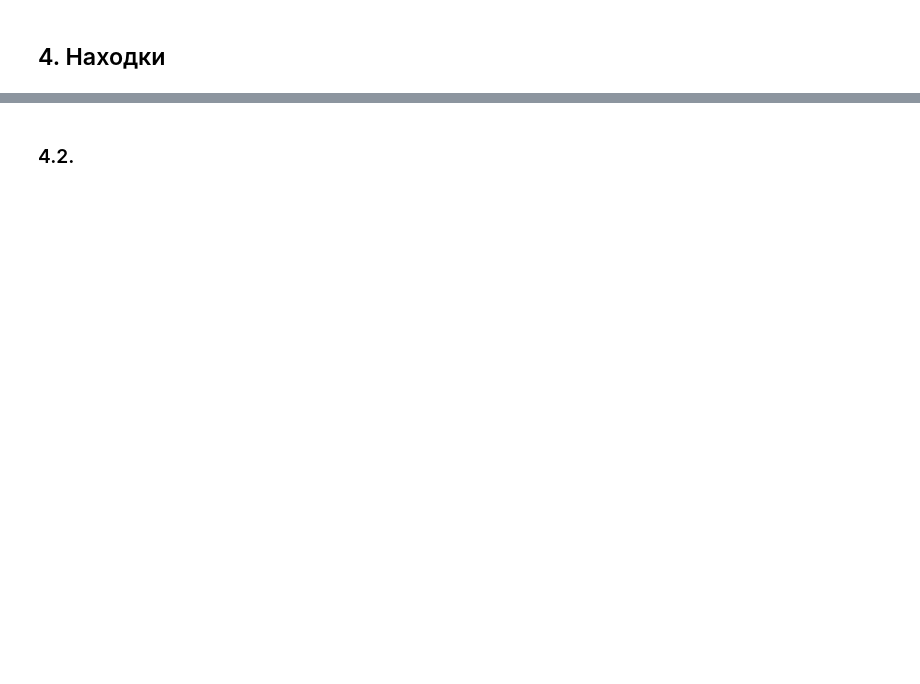
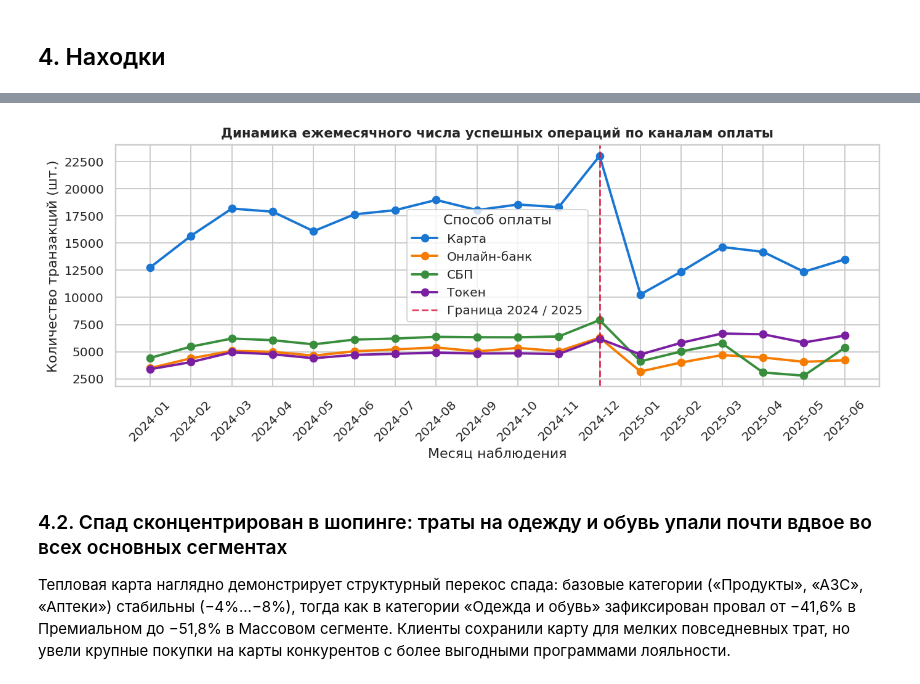
Before and after one commit to KQnok/Kuralionak_Karyna_Lab1, a Jupyter notebook: 02_report.ipynb, the cells around one changed output, grey strips where cells are left out. Cells and saved outputs as stored; diff of their text form; code cells hidden in the pictures; blank space fills up the shorter version.

Commit message:
feat: add report notebook with findings and campaign analysis

```diff
--- a/02_report.ipynb
+++ b/02_report.ipynb
@@ -19,7 +19,14 @@ import pandas as pd
 import matplotlib.pyplot as plt
 import seaborn as sns
 
+sns.set_theme(style="whitegrid", font_scale=0.95)
+plt.rcParams["font.sans-serif"] = "DejaVu Sans"
+plt.rcParams["figure.dpi"] = 140
+
 clean = pd.read_parquet("clean_data.parquet")
+df_clients = pd.read_parquet("clean_clients.parquet")
+campaign = pd.read_csv("campaign_list.csv")
+cleaning_log = pd.read_csv("cleaning_log.csv")
 # %% [markdown]
 ## 1. Главное
 
@@ -53,2 +122,47 @@ clean = pd.read_parquet("clean_data.parquet")
+# %%
+tx_succ = clean[clean["status"] == "успешно"].copy()
+tx_succ["ym"] = tx_succ["txn_datetime"].dt.strftime("%Y-%m")
+piv_ch = tx_succ.pivot_table(
+    index="ym", columns="channel", values="txn_id", aggfunc="count"
+)
+
+plt.figure(figsize=(10, 4.2))
+palette = {
+    "Карта": "#1976d2",
+    "СБП": "#388e3c",
+    "Онлайн-банк": "#f57c00",
+    "Токен": "#7b1fa2",
+}
+for col in piv_ch.columns:
+  plt.plot(
+      piv_ch.index,
+      piv_ch[col],
+      marker="o",
+      linewidth=2,
+      label=col,
+      color=palette.get(col),
+  )
+
+plt.axvline(
+    "2024-12",
+    color="crimson",
+    linestyle="--",
+    alpha=0.8,
+    label="Граница 2024 / 2025",
+)
+plt.title(
+    "Динамика ежемесячного числа успешных операций по каналам оплаты",
+    fontweight="bold",
+    fontsize=11,
+)
+plt.xlabel("Месяц наблюдения")
+plt.ylabel("Количество транзакций (шт.)")
+plt.xticks(rotation=45)
+plt.legend(title="Способ оплаты", frameon=True)
+plt.tight_layout()
+plt.show()
+# %% [output]
+[figure, added]
 # %% [markdown]
-### 4.2.
+### 4.2. Спад сконцентрирован в шопинге: траты на одежду и обувь упали почти вдвое во всех основных сегментах
+Тепловая карта наглядно демонстрирует структурный перекос спада: базовые категории («Продукты», «АЗС», «Аптеки») стабильны (−4%...−8%), тогда как в категории «Одежда и обувь» зафиксирован провал от −41,6% в Премиальном до −51,8% в Массовом сегменте. Клиенты сохранили карту для мелких повседневных трат, но увели крупные покупки на карты конкурентов с более выгодными программами лояльности.
```
Also changed, not shown: parts of 18 cells of this notebook.
